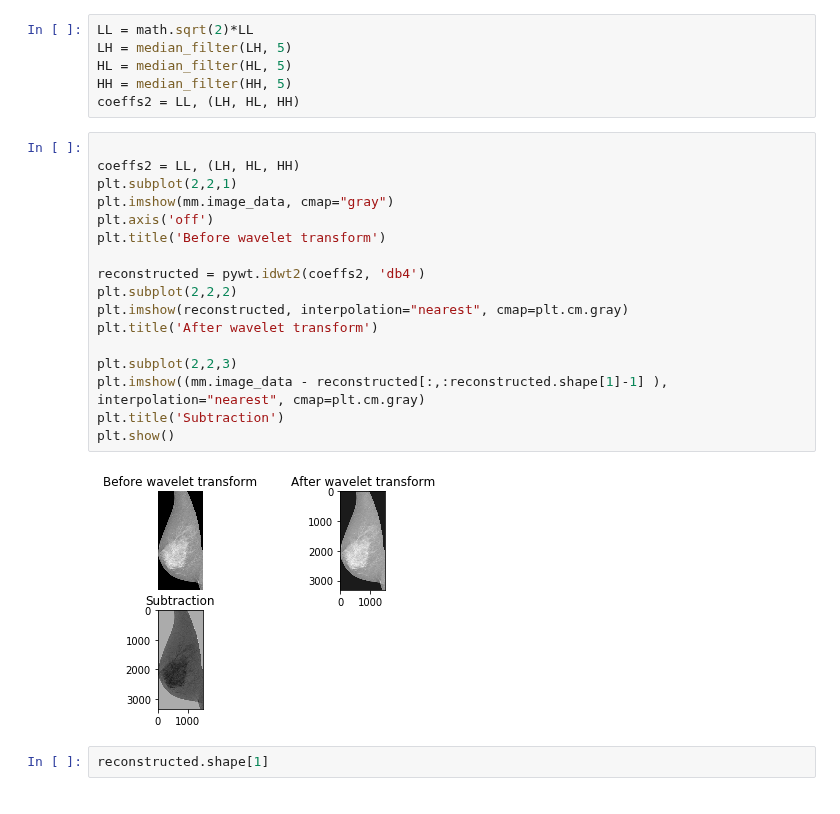
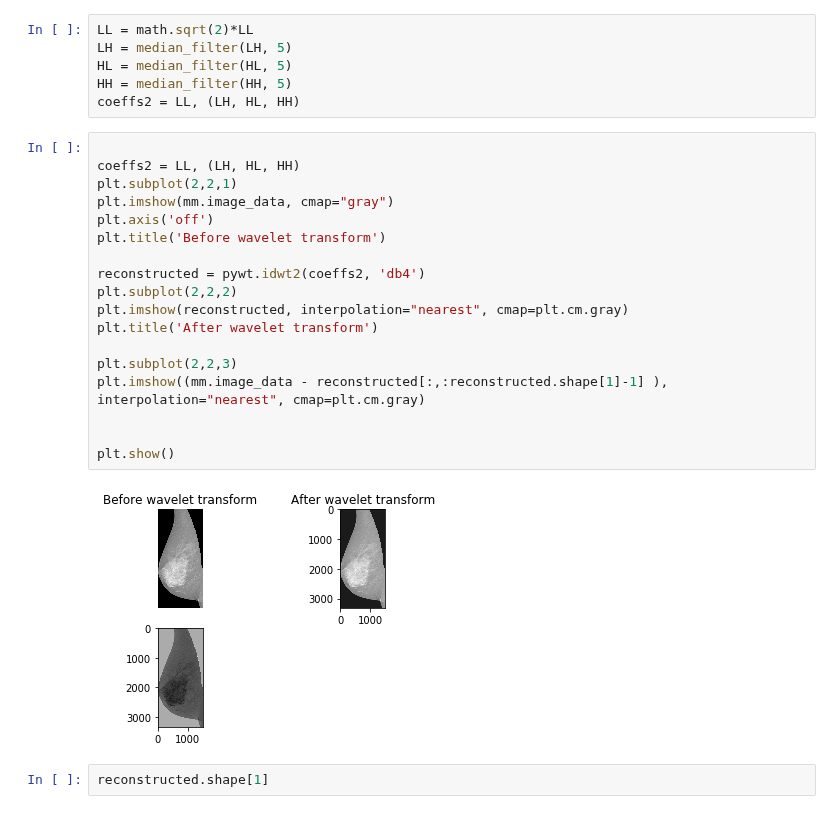
Before and after one commit to OlehKSS/IMMAS, a Jupyter notebook: examples/PreProcessingTests.ipynb, the cells around one changed output. Drawn from its saved outputs; the diff is of its cells as text.

```diff
--- a/examples/PreProcessingTests.ipynb
+++ b/examples/PreProcessingTests.ipynb
@@ -78,22 +78,23 @@ coeffs2 = LL, (LH, HL, HH)
 # %%
 
 coeffs2 = LL, (LH, HL, HH)
 plt.subplot(2,2,1)
 plt.imshow(mm.image_data, cmap="gray")
 plt.axis('off')
 plt.title('Before wavelet transform')
 
 reconstructed = pywt.idwt2(coeffs2, 'db4')
 plt.subplot(2,2,2)
 plt.imshow(reconstructed, interpolation="nearest", cmap=plt.cm.gray)
 plt.title('After wavelet transform')
 
 plt.subplot(2,2,3)
 plt.imshow((mm.image_data - reconstructed[:,:reconstructed.shape[1]-1] ), interpolation="nearest", cmap=plt.cm.gray)
-plt.title('Subtraction')
+
+
 plt.show()
 # %% [output]
-[figure, old version]
+[figure, new version]
 # %%
 reconstructed.shape[1]
 # %% [output]
```
Also changed, not shown: parts of 6 cells of this notebook, 3 other files.
